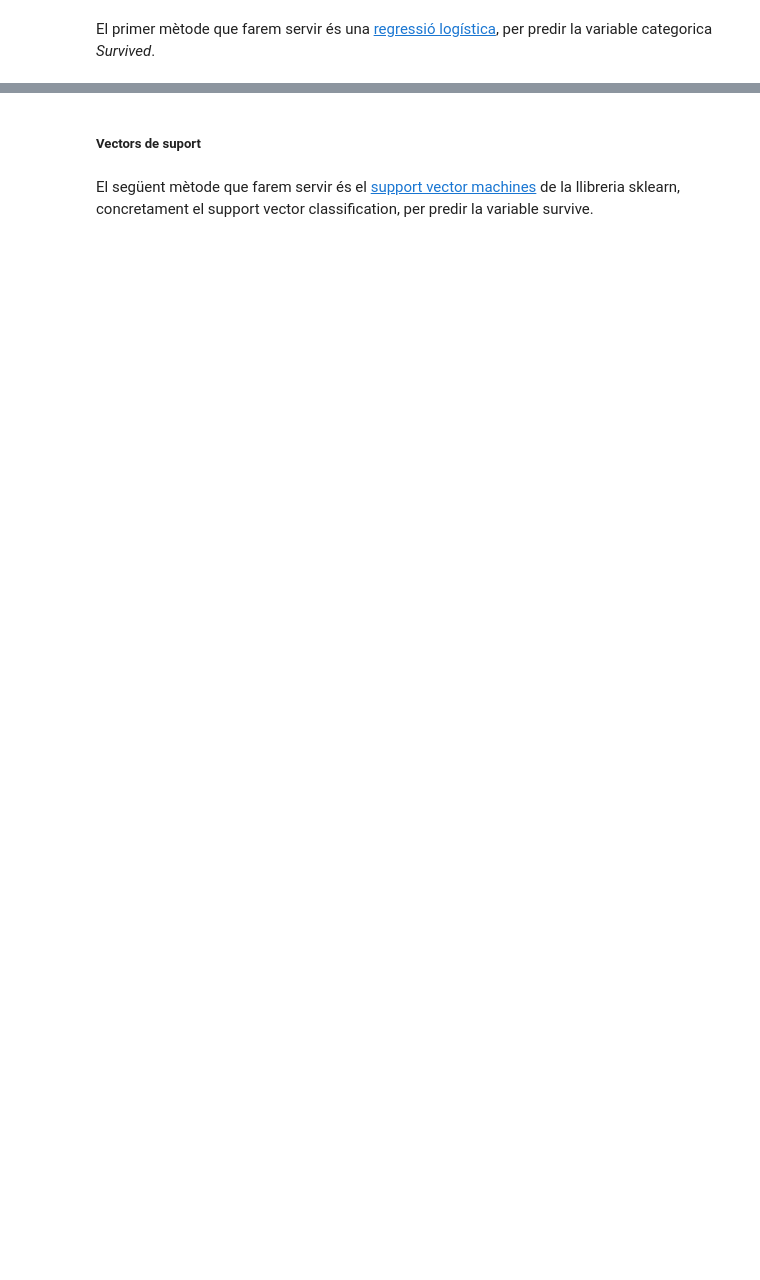
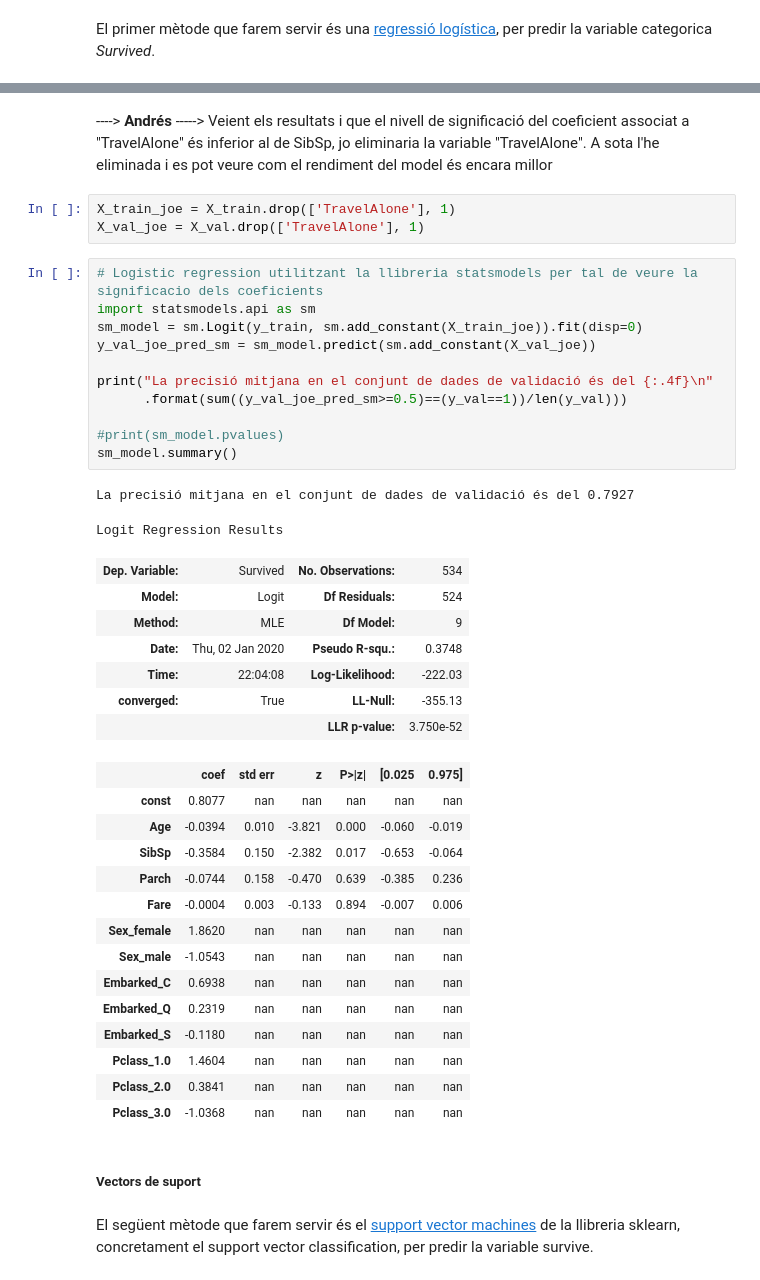
Before and after one commit to Ilergeta/titanic-uoc, a Jupyter notebook: notebook/Practica2_Titanic.ipynb, the cells around one changed output, grey strips where cells are left out. Drawn from its saved outputs; the diff is of its cells as text; blank space fills up the shorter version.

```diff
--- a/notebook/Practica2_Titanic.ipynb
+++ b/notebook/Practica2_Titanic.ipynb
@@ -653,3 +706,43 @@ mean of accuracy score = 0.794889
+# %% [markdown]
+----> **Andrés** -----> Veient els resultats i que el nivell de significació del coeficient associat a "TravelAlone" és inferior al de SibSp, jo eliminaria la variable "TravelAlone". A sota l'he eliminada i es pot veure com el rendiment del model és encara millor
+# %%
+X_train_joe = X_train.drop(['TravelAlone'], 1)
+X_val_joe = X_val.drop(['TravelAlone'], 1)
+# %%
+# Logistic regression utilitzant la llibreria statsmodels per tal de veure la significacio dels coeficients
+import statsmodels.api as sm
+sm_model = sm.Logit(y_train, sm.add_constant(X_train_joe)).fit(disp=0)
+y_val_joe_pred_sm = sm_model.predict(sm.add_constant(X_val_joe))
+
+print("La precisió mitjana en el conjunt de dades de validació és del {:.4f}\n"
+      .format(sum((y_val_joe_pred_sm>=0.5)==(y_val==1))/len(y_val)))
+
+#print(sm_model.pvalues)
+sm_model.summary()
+# %% [output]
+La precisió mitjana en el conjunt de dades de validació és del 0.7927
+Logit Regression Results
+| Dep. Variable: | Survived | No. Observations: | 534 |
+| Model: | Logit | Df Residuals: | 524 |
+| Method: | MLE | Df Model: | 9 |
+| Date: | Thu, 02 Jan 2020 | Pseudo R-squ.: | 0.3748 |
+| Time: | 22:04:08 | Log-Likelihood: | -222.03 |
+| converged: | True | LL-Null: | -355.13 |
+|  |  | LLR p-value: | 3.750e-52 |
+|  | coef | std err | z | P>|z| | [0.025 | 0.975] |
+| const | 0.8077 | nan | nan | nan | nan | nan |
+| Age | -0.0394 | 0.010 | -3.821 | 0.000 | -0.060 | -0.019 |
+| SibSp | -0.3584 | 0.150 | -2.382 | 0.017 | -0.653 | -0.064 |
+| Parch | -0.0744 | 0.158 | -0.470 | 0.639 | -0.385 | 0.236 |
+| Fare | -0.0004 | 0.003 | -0.133 | 0.894 | -0.007 | 0.006 |
+| Sex_female | 1.8620 | nan | nan | nan | nan | nan |
+| Sex_male | -1.0543 | nan | nan | nan | nan | nan |
+| Embarked_C | 0.6938 | nan | nan | nan | nan | nan |
+| Embarked_Q | 0.2319 | nan | nan | nan | nan | nan |
+| Embarked_S | -0.1180 | nan | nan | nan | nan | nan |
+| Pclass_1.0 | 1.4604 | nan | nan | nan | nan | nan |
+| Pclass_2.0 | 0.3841 | nan | nan | nan | nan | nan |
+| Pclass_3.0 | -1.0368 | nan | nan | nan | nan | nan |
 # %% [markdown]
 ##### Vectors de suport
 # %% [markdown]
```
Also changed, not shown: parts of 29 cells of this notebook.
